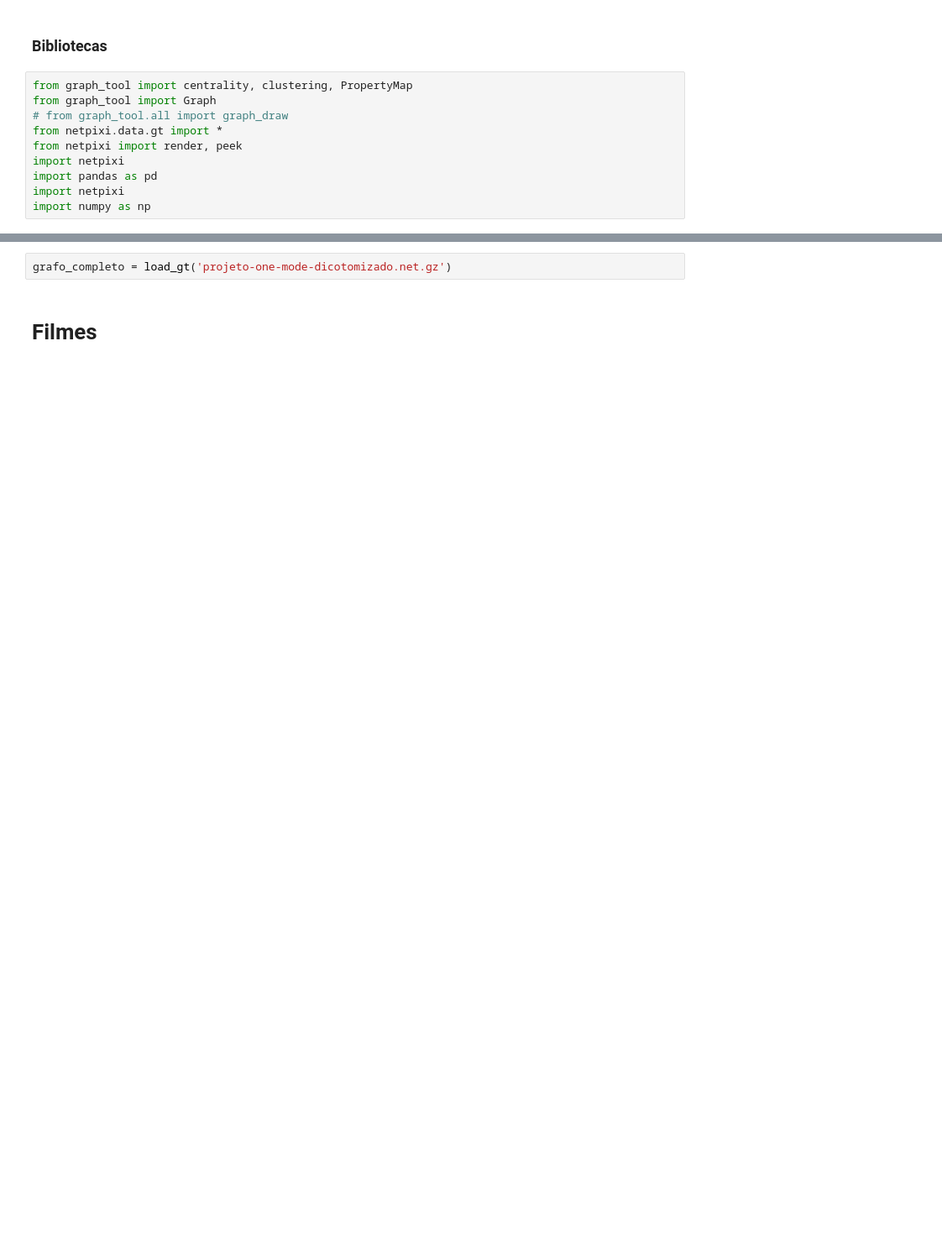
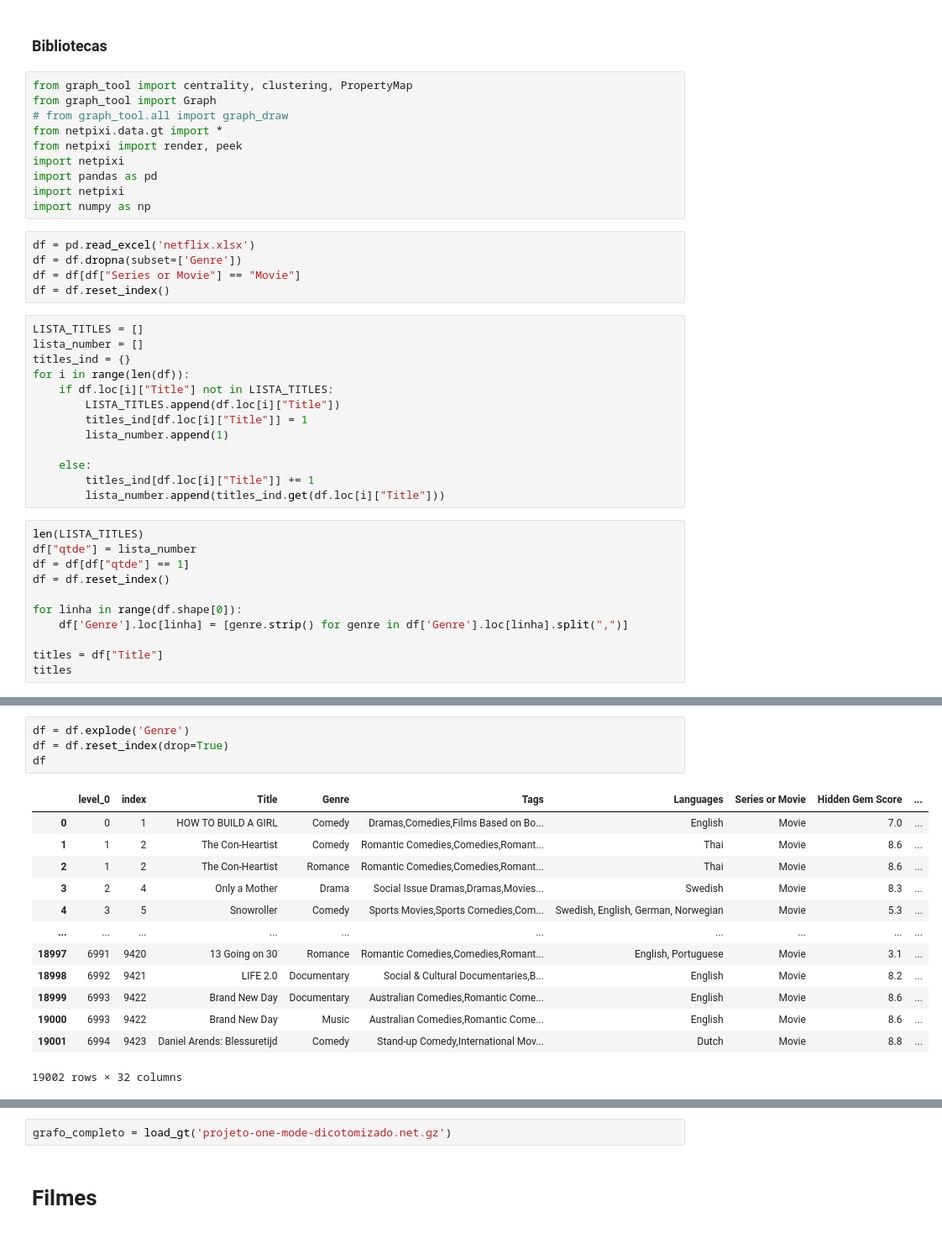
Before and after one commit to hashiprobr-classroom/parte-tecnica-do-projeto-grupoh, a Jupyter notebook: notebooks/Filmes_Series.ipynb, the cells around one changed output, grey strips where cells are left out. Shown: that part at 84% size. Drawn from its saved outputs; the diff is of its cells as text; blank space fills up the shorter version.

```diff
--- a/notebooks/Filmes_Series.ipynb
+++ b/notebooks/Filmes_Series.ipynb
@@ -20,3 +20,32 @@ import netpixi
 import pandas as pd
 import netpixi
 import numpy as np
+# %%
+df = pd.read_excel('netflix.xlsx')
+df = df.dropna(subset=['Genre'])
+df = df[df["Series or Movie"] == "Movie"]
+df = df.reset_index()
+# %%
+LISTA_TITLES = []
+lista_number = []
+titles_ind = {}
+for i in range(len(df)):
+    if df.loc[i]["Title"] not in LISTA_TITLES:
+        LISTA_TITLES.append(df.loc[i]["Title"])
+        titles_ind[df.loc[i]["Title"]] = 1
+        lista_number.append(1)
+
+    else:
+        titles_ind[df.loc[i]["Title"]] += 1
+        lista_number.append(titles_ind.get(df.loc[i]["Title"]))
+# %%
+len(LISTA_TITLES)
+df["qtde"] = lista_number
+df = df[df["qtde"] == 1]
+df = df.reset_index()
+
+for linha in range(df.shape[0]):
+    df['Genre'].loc[linha] = [genre.strip() for genre in df['Genre'].loc[linha].split(",")]
+
+titles = df["Title"]
+titles
@@ -22,0 +65,18 @@ import numpy as np
+# %%
+df = df.explode('Genre')
+df = df.reset_index(drop=True)
+df
+# %% [output]
+|  | level_0 | index | Title | Genre | Tags | Languages | Series or Movie | Hidden Gem Score | ... |
+| 0 | 0 | 1 | HOW TO BUILD A GIRL | Comedy | Dramas,Comedies,Films Based on Bo... | English | Movie | 7.0 | ... |
+| 1 | 1 | 2 | The Con-Heartist | Comedy | Romantic Comedies,Comedies,Romant... | Thai | Movie | 8.6 | ... |
+| 2 | 1 | 2 | The Con-Heartist | Romance | Romantic Comedies,Comedies,Romant... | Thai | Movie | 8.6 | ... |
+| 3 | 2 | 4 | Only a Mother | Drama | Social Issue Dramas,Dramas,Movies... | Swedish | Movie | 8.3 | ... |
+| 4 | 3 | 5 | Snowroller | Comedy | Sports Movies,Sports Comedies,Com... | Swedish, English, German, Norwegian | Movie | 5.3 | ... |
+| ... | ... | ... | ... | ... | ... | ... | ... | ... | ... |
+| 18997 | 6991 | 9420 | 13 Going on 30 | Romance | Romantic Comedies,Comedies,Romant... | English, Portuguese | Movie | 3.1 | ... |
+| 18998 | 6992 | 9421 | LIFE 2.0 | Documentary | Social & Cultural Documentaries,B... | English | Movie | 8.2 | ... |
+| 18999 | 6993 | 9422 | Brand New Day | Documentary | Australian Comedies,Romantic Come... | English | Movie | 8.6 | ... |
+| 19000 | 6993 | 9422 | Brand New Day | Music | Australian Comedies,Romantic Come... | English | Movie | 8.6 | ... |
+| 19001 | 6994 | 9423 | Daniel Arends: Blessuretijd | Comedy | Stand-up Comedy,International Mov... | Dutch | Movie | 8.8 | ... |
+19002 rows × 32 columns
```
Also changed, not shown: parts of 46 cells of this notebook, 7 other files.
